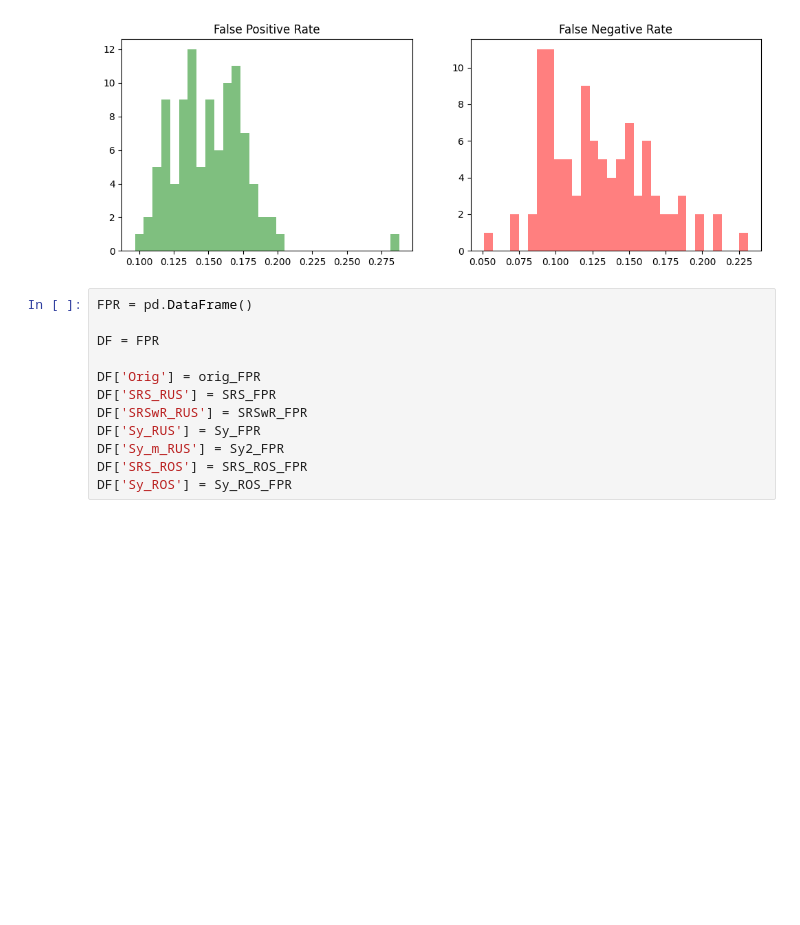
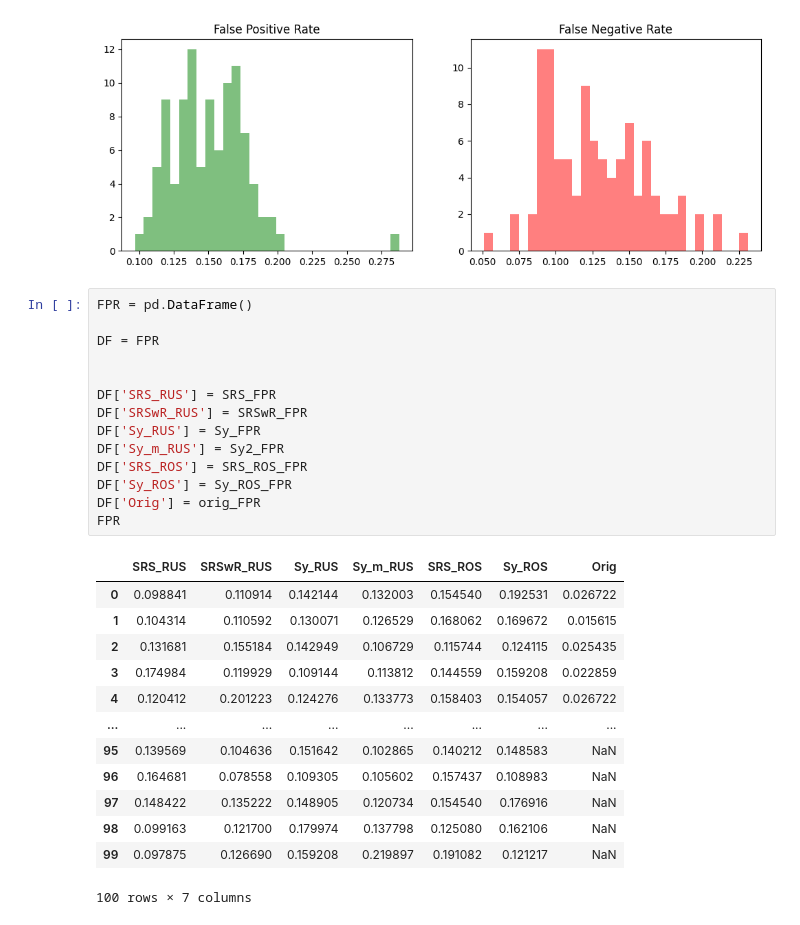
Before and after one commit to AndreiAf02/Transfer_Learning_Fine_Tuning_Update, a Jupyter notebook: Bank_Marketing_Performance_Analysis.ipynb, the cells around one changed output. Saved outputs shown, nothing was run; the diff lists cells and outputs as text; blank space fills up the shorter version.

```diff
--- a/Bank_Marketing_Performance_Analysis.ipynb
+++ b/Bank_Marketing_Performance_Analysis.ipynb
@@ -788,15 +820,31 @@ Standard error: 1.2105674356984455
 # %%
 FPR = pd.DataFrame()
 
 DF = FPR
 
-DF['Orig'] = orig_FPR
+
 DF['SRS_RUS'] = SRS_FPR
 DF['SRSwR_RUS'] = SRSwR_FPR
 DF['Sy_RUS'] = Sy_FPR
 DF['Sy_m_RUS'] = Sy2_FPR
 DF['SRS_ROS'] = SRS_ROS_FPR
 DF['Sy_ROS'] = Sy_ROS_FPR
+DF['Orig'] = orig_FPR
+FPR
+# %% [output]
+|  | SRS_RUS | SRSwR_RUS | Sy_RUS | Sy_m_RUS | SRS_ROS | Sy_ROS | Orig |
+| 0 | 0.098841 | 0.110914 | 0.142144 | 0.132003 | 0.154540 | 0.192531 | 0.026722 |
+| 1 | 0.104314 | 0.110592 | 0.130071 | 0.126529 | 0.168062 | 0.169672 | 0.015615 |
+| 2 | 0.131681 | 0.155184 | 0.142949 | 0.106729 | 0.115744 | 0.124115 | 0.025435 |
+| 3 | 0.174984 | 0.119929 | 0.109144 | 0.113812 | 0.144559 | 0.159208 | 0.022859 |
+| 4 | 0.120412 | 0.201223 | 0.124276 | 0.133773 | 0.158403 | 0.154057 | 0.026722 |
+| ... | ... | ... | ... | ... | ... | ... | ... |
+| 95 | 0.139569 | 0.104636 | 0.151642 | 0.102865 | 0.140212 | 0.148583 | NaN |
+| 96 | 0.164681 | 0.078558 | 0.109305 | 0.105602 | 0.157437 | 0.108983 | NaN |
+| 97 | 0.148422 | 0.135222 | 0.148905 | 0.120734 | 0.154540 | 0.176916 | NaN |
+| 98 | 0.099163 | 0.121700 | 0.179974 | 0.137798 | 0.125080 | 0.162106 | NaN |
+| 99 | 0.097875 | 0.126690 | 0.159208 | 0.219897 | 0.191082 | 0.121217 | NaN |
+100 rows × 7 columns
 # %%
 dataset = FPR
 
```
Also changed, not shown: parts of 10 cells of this notebook.
